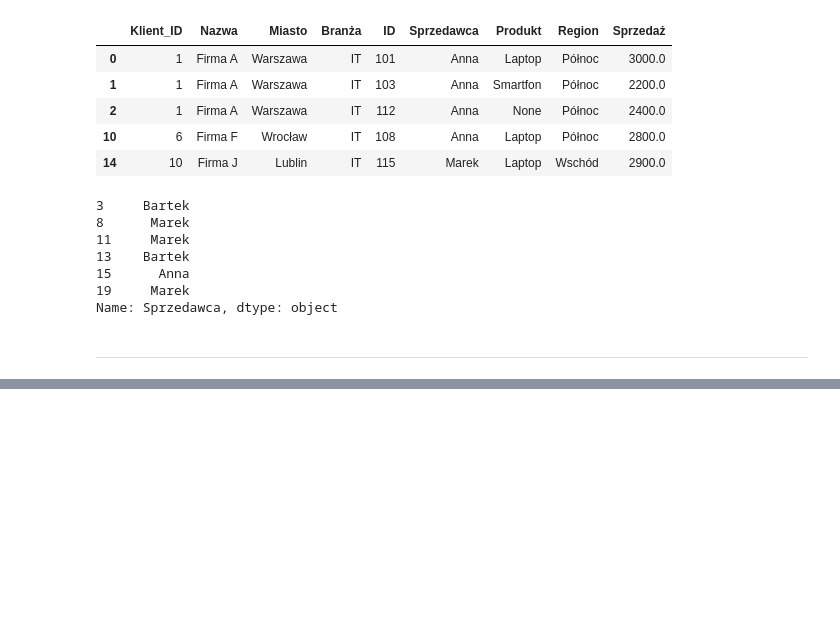
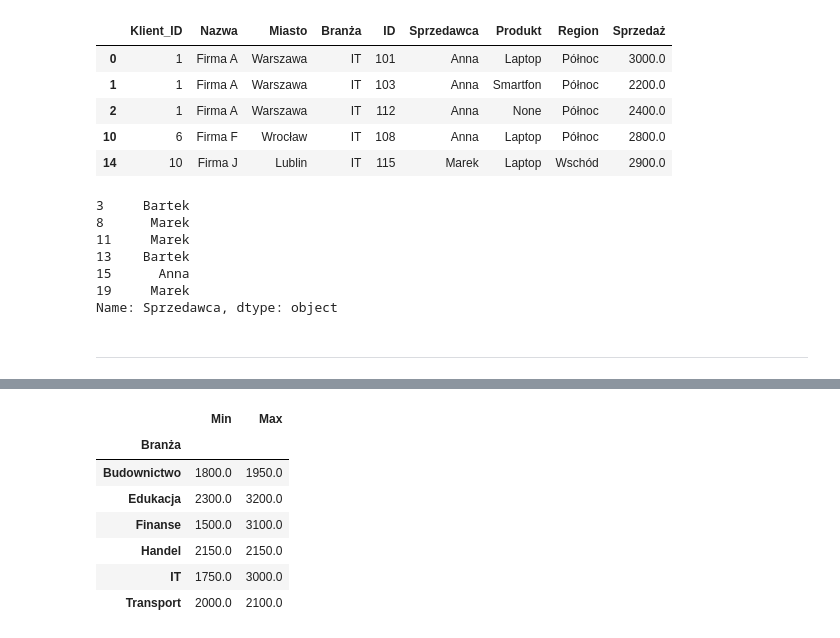
Before and after one commit to KonradGonrad/Pandas, a Jupyter notebook: mini_project.ipynb, the cells around one changed output, grey strips where cells are left out. Saved outputs shown, nothing was run; the diff lists cells and outputs as text; code cells hidden in the pictures; blank space fills up the shorter version.

```diff
--- a/mini_project.ipynb
+++ b/mini_project.ipynb
@@ -402,0 +551,14 @@ Name: Sprzedawca, dtype: object
+# %%
+# Minimum and maximum sale for each industry
+
+df_merged.groupby(by='Branża').agg(Min = ('Sprzedaż', 'min'),
+                                               Max = ('Sprzedaż', 'max'))
+# %% [output]
+|  | Min | Max |
+| Branża |  |  |
+| Budownictwo | 1800.0 | 1950.0 |
+| Edukacja | 2300.0 | 3200.0 |
+| Finanse | 1500.0 | 3100.0 |
+| Handel | 2150.0 | 2150.0 |
+| IT | 1750.0 | 3000.0 |
+| Transport | 2000.0 | 2100.0 |
```
Also changed, not shown: parts of 18 cells of this notebook.
